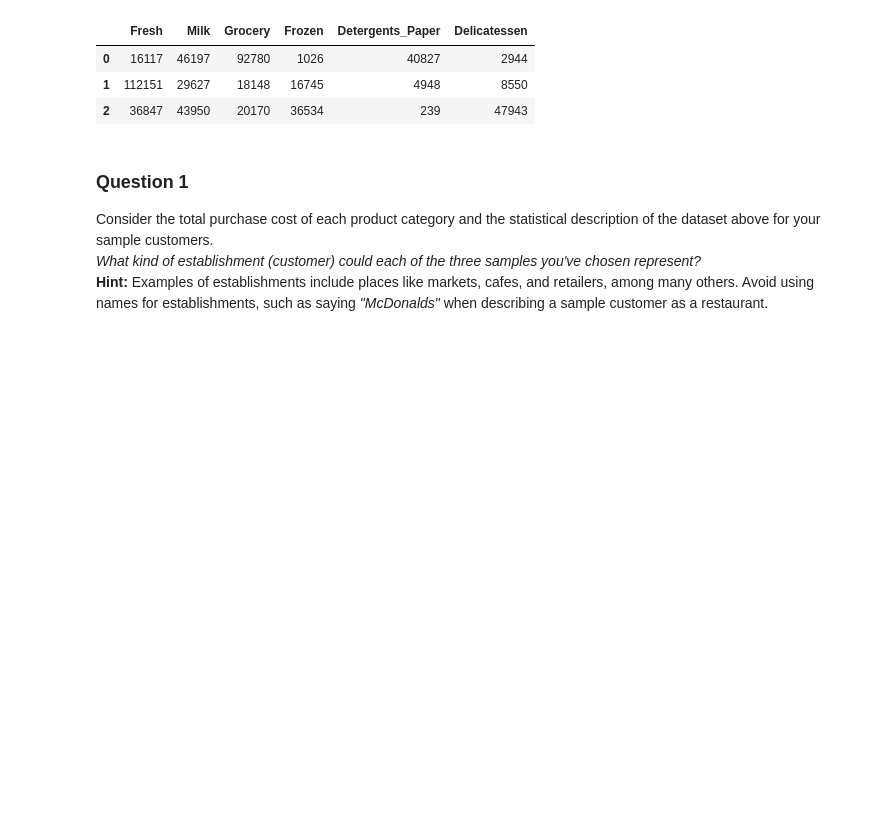
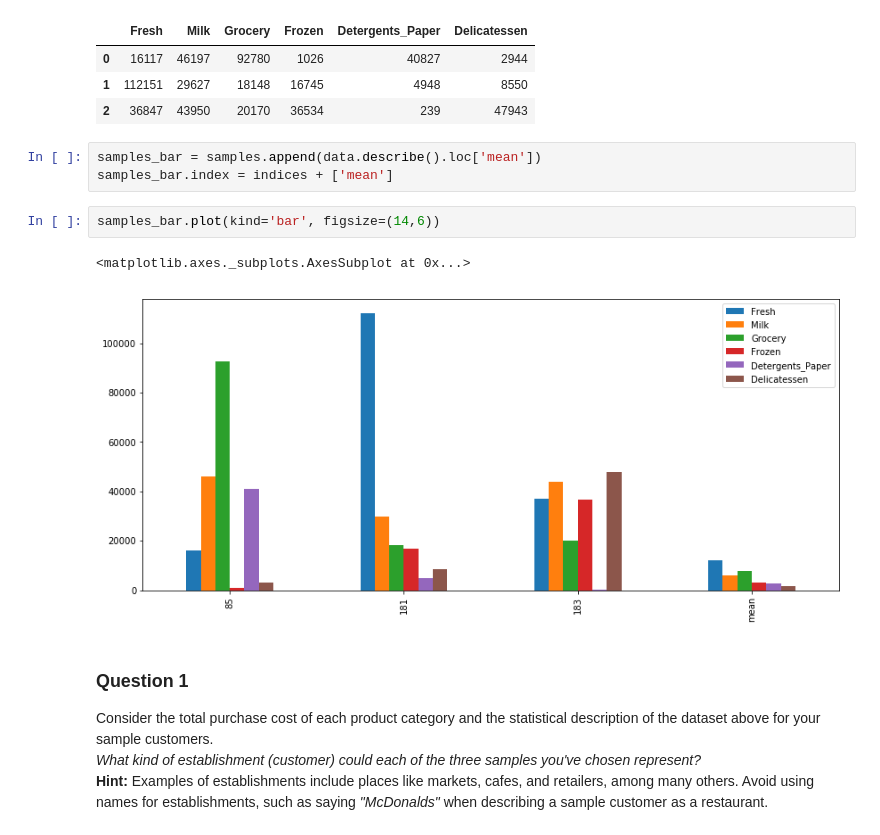
Before and after one commit to wzding/Machine_Learning_Nanodegree, a Jupyter notebook: customer_segments/customer_segments.ipynb, the cells around one changed output. Saved outputs shown, nothing was run; the diff lists cells and outputs as text; blank space fills up the shorter version.

Commit message:
add graph shows the comparision between samples and average value of the data

```diff
--- a/customer_segments/customer_segments.ipynb
+++ b/customer_segments/customer_segments.ipynb
@@ -72,6 +72,14 @@ Chosen samples of wholesale customers dataset:
 | 0 | 16117 | 46197 | 92780 | 1026 | 40827 | 2944 |
 | 1 | 112151 | 29627 | 18148 | 16745 | 4948 | 8550 |
 | 2 | 36847 | 43950 | 20170 | 36534 | 239 | 47943 |
+# %%
+samples_bar = samples.append(data.describe().loc['mean'])
+samples_bar.index = indices + ['mean']
+# %%
+samples_bar.plot(kind='bar', figsize=(14,6))
+# %% [output]
+<matplotlib.axes._subplots.AxesSubplot at 0x...>
+[figure, added]
 # %% [markdown]
 ### Question 1
 Consider the total purchase cost of each product category and the statistical description of the dataset above for your sample customers.
```
Also changed, not shown: parts of 2 cells of this notebook.
